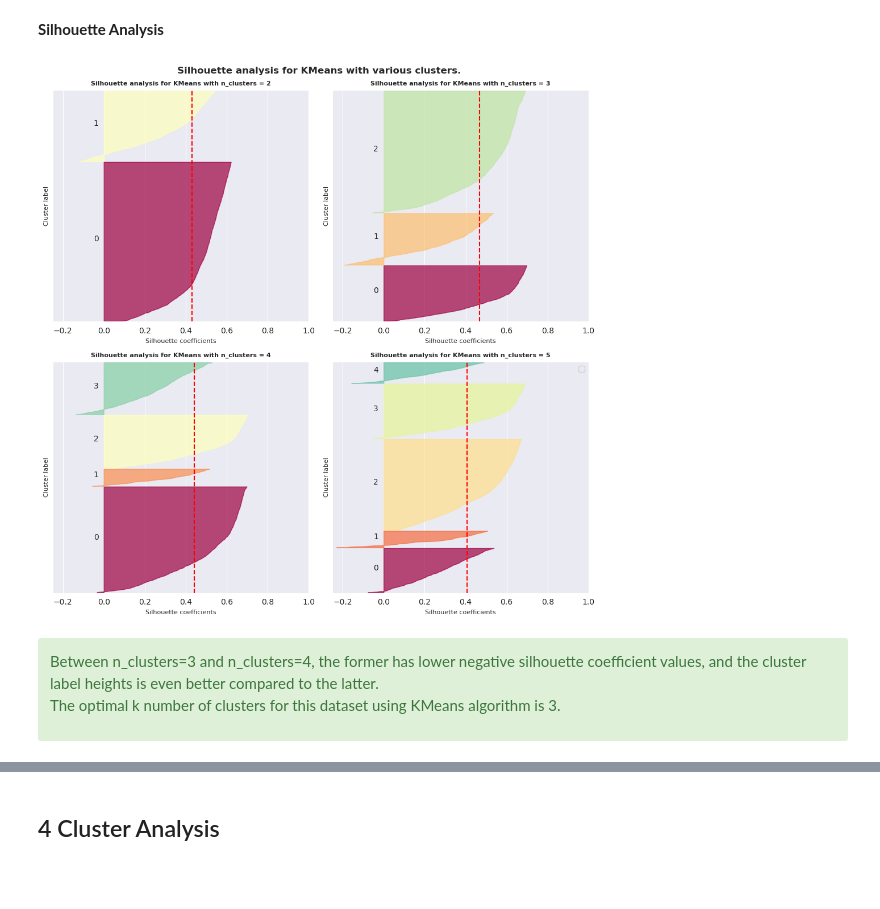
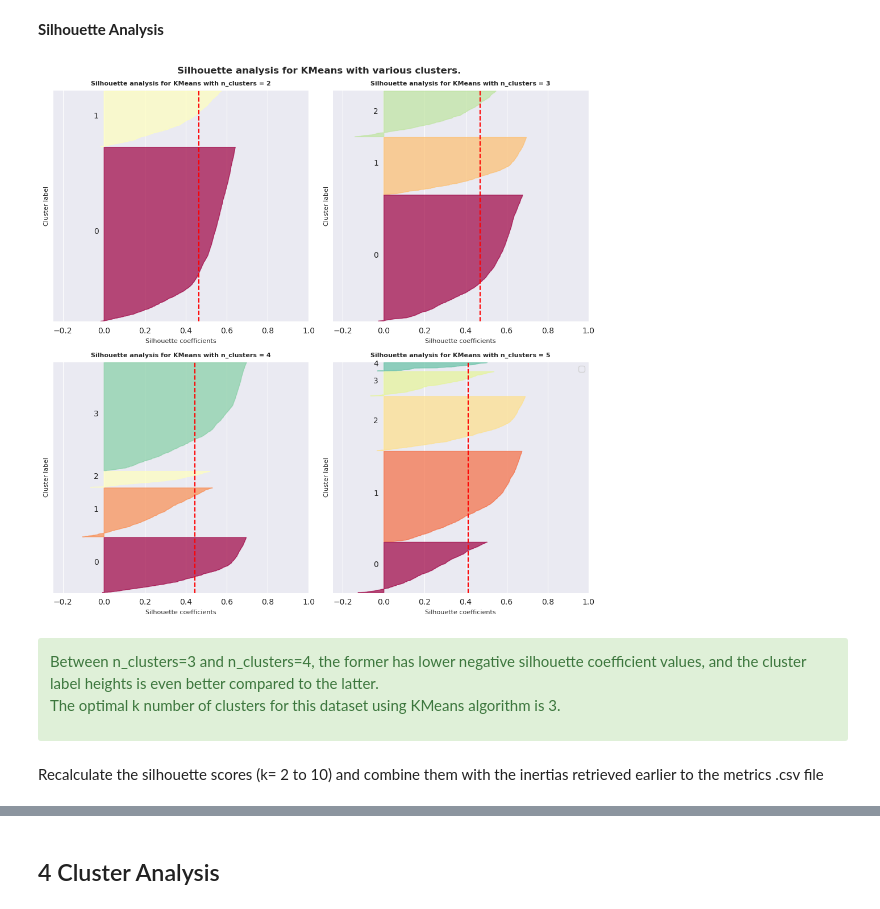
Before and after one commit to ds-edu/DataScienceCapstone_OnlineRetail, a Jupyter notebook: notebooks/Modeling.ipynb, the cells around one changed output, grey strips where cells are left out. Cells and saved outputs as stored; diff of their text form; code cells hidden in the pictures; blank space fills up the shorter version.

Commit message:
Version 2: Metrics and model file

```diff
--- a/notebooks/Modeling.ipynb
+++ b/notebooks/Modeling.ipynb
@@ -238,7 +240,7 @@ def km_f_objective(space):
                     algorithm= space['algorithm']
                     )
 
-    clusterlabels = kmeans.fit_predict(X_scaled)
+    kmeans.fit(X_scaled)
     score = kmeans.inertia_
 
     return {'loss' : -(score), 'status': STATUS_OK }
@@ -546,7 +564,16 @@ for k in k_clusters:
                         kmeans__algorithm = final_best_params['algorithm'],
                         kmeans__random_state = random_seed)
 
-    cluster_label = pipeline.fit_predict(X)
+
+    pipe_km_fit = pipeline.fit(X)
+
+    pkl_fname = "final_km_k_{}.pkl".format(k)
+    pkl_path = '../models/'
+    pkl_file = os.path.join( pkl_path, pkl_fname)
+
+    joblib.dump(pipe_km_fit, pkl_file)
+
+    cluster_label = pipeline.predict(X)
 
     #Save labels, centroids, and inertias
     cluster_labels[k] = cluster_label
@@ -554,7 +581,10 @@ for k in k_clusters:
 
     inertias[k] = pipeline['kmeans'].inertia_
 
-# Display inertias per k clusters
+# Display inertias and save for metrics csv report later
+eval_inertia = {}
+
 for k in k_clusters:
+    eval_inertia[k] = inertias[k]
     print(f'n_clusters = {k} : {inertias[k]}')
 # %% [output]
@@ -603,8 +633,6 @@ for i, k in enumerate(k_clusters[0:4]):
     ax1[xctr][yctr].set_xlim([-0.25, 1])
     ax1[xctr][yctr].set_ylim([-1, len(X_scaled) + (k + 1) * 10])
 
-    np.random.seed(random_seed)
-    np.random.default_rng(random_seed)
     clusterer = KMeans(n_clusters=k,
                        random_state=random_seed,
                        n_init = final_best_params['n_init'],
@@ -614,7 +642,6 @@ for i, k in enumerate(k_clusters[0:4]):
                        algorithm = final_best_params['algorithm'])
 
     cl_labels = clusterer.fit_predict(X_scaled)
-
 
     silhouette_avg  = silhouette_score(X_scaled, cl_labels)
     avg_silhouette_scores.append(silhouette_avg)
@@ -631,37 +658,39 @@ for i, k in enumerate(k_clusters[0:4]):
 
         size_cluster_i = ith_cluster_silhouette_values.shape[0]
         y_upper = y_lower + size_cluster_i
 
         cmap = colormaps.get_cmap('Spectral')
         color = cmap(float(i) / k)
         ax1[xctr][yctr].fill_betweenx(np.arange(y_lower, y_upper),
                           0, ith_cluster_silhouette_values,
                           facecolor=color, edgecolor=color, alpha=0.7)
 
         ax1[xctr][yctr].text(-0.05, y_lower + 0.5 * size_cluster_i, str(i))
 
         y_lower = y_upper + 10  # 10 for the 0 samples
 
 
     ax1[xctr][yctr].set_title("Silhouette analysis for KMeans with n_clusters = %d" % k, fontsize=8, fontweight='bold')
     ax1[xctr][yctr].set_xlabel("Silhouette coefficients", fontsize=8)
     ax1[xctr][yctr].set_ylabel("Cluster label",  fontsize=8)
 
 
     ax1[xctr][yctr].axvline(x=silhouette_avg, color="red", linestyle="--")
     ax1[xctr][yctr].set_yticks([])  # Clear the yaxis labels / ticks
     ax1[xctr][yctr].set_xticks([ -0.2, 0, 0.2, 0.4, 0.6, 0.8, 1])
     plt.legend()
     plt.tight_layout()
     plt.suptitle("Silhouette analysis for KMeans with various clusters.",
                  fontsize=12, fontweight='bold')
 
 plt.show()
 # %% [output]
-[figure, old version]
+[figure, new version]
 # %% [markdown]
 <div class="alert alert-block alert-success">
 Between n_clusters=3 and n_clusters=4, the former has lower negative silhouette coefficient values, and the cluster label heights is even better compared to the latter.
 
 The optimal k number of clusters for this dataset using KMeans algorithm is 3.
 </div>
+# %% [markdown]
+Recalculate the silhouette scores (k= 2 to 10) and combine them with the inertias retrieved earlier to the metrics .csv file
```
Also changed, not shown: parts of 24 cells of this notebook.
